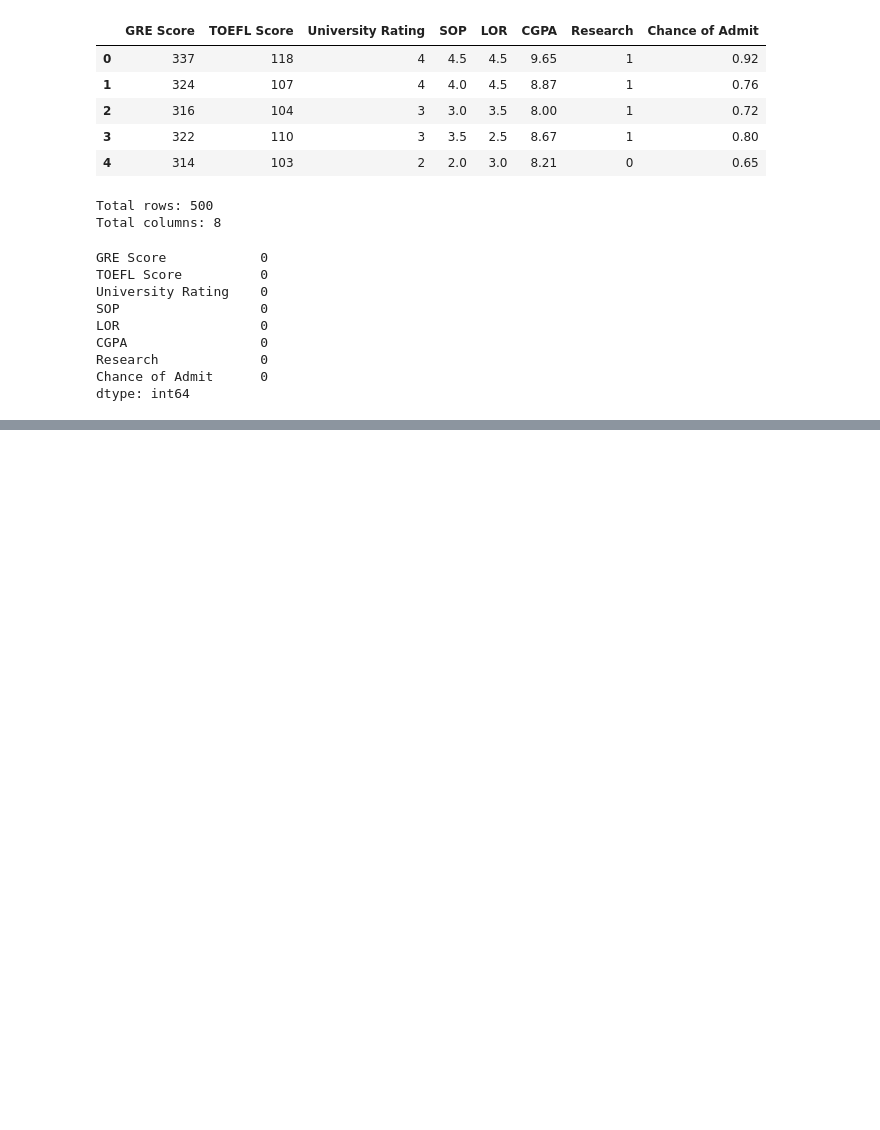
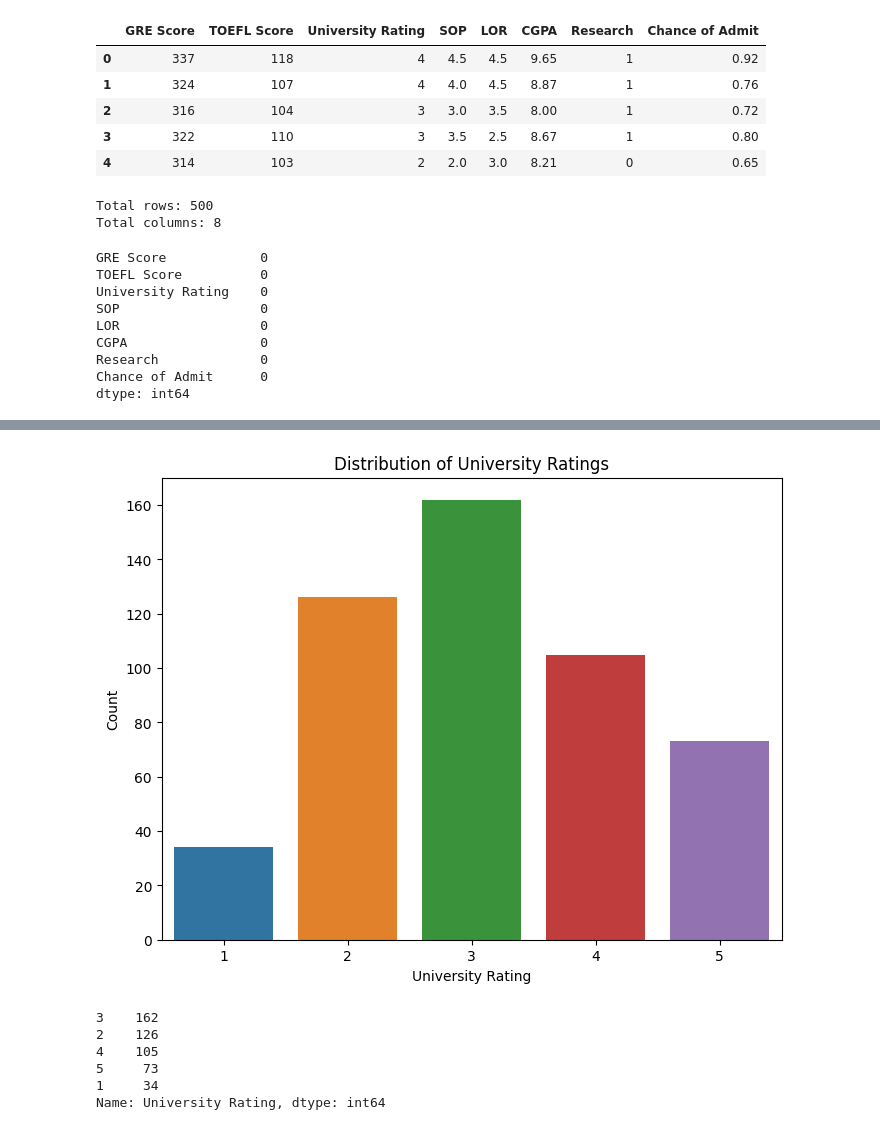
Before and after one commit to abrakadabra-exe/bigdata-open-ended, a Jupyter notebook: admission_analysis.ipynb, the cells around one changed output, grey strips where cells are left out. Saved outputs shown, nothing was run; the diff lists cells and outputs as text; code cells hidden in the pictures; blank space fills up the shorter version.

```diff
--- a/admission_analysis.ipynb
+++ b/admission_analysis.ipynb
@@ -41,0 +162,17 @@ dtype: int64
+# %%
+plt.figure(figsize=(8, 6))
+sns.countplot(x='University Rating', data=df)
+plt.title('Distribution of University Ratings')
+plt.xlabel('University Rating')
+plt.ylabel('Count')
+plt.show()
+
+print(df['University Rating'].value_counts())
+# %% [output]
+[figure, added]
+3    162
+2    126
+4    105
+5     73
+1     34
+Name: University Rating, dtype: int64
```
Also changed, not shown: parts of 32 cells of this notebook.
